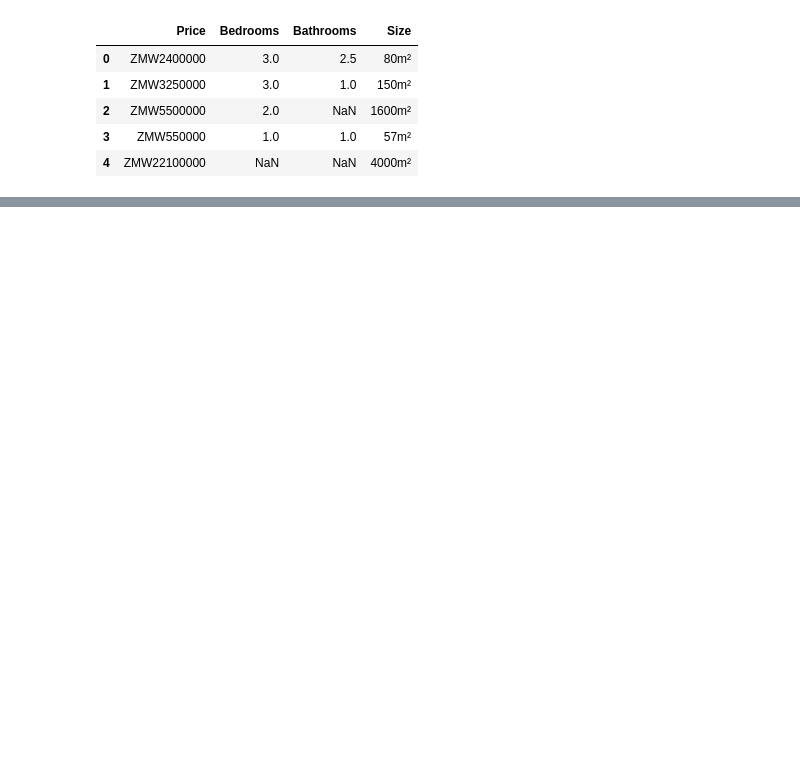
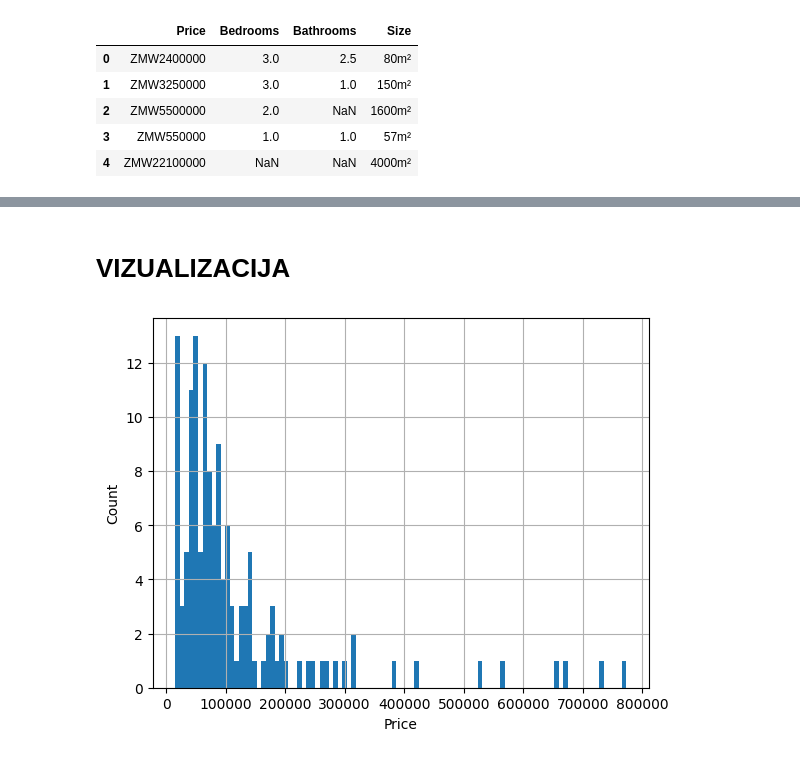
Before and after one commit to tanjalustrek/Property-Cost-Lusaka, a Jupyter notebook: analysis.ipynb, the cells around one changed output, grey strips where cells are left out. Cells and saved outputs as stored; diff of their text form; code cells hidden in the pictures; blank space fills up the shorter version.

```diff
--- a/analysis.ipynb
+++ b/analysis.ipynb
@@ -52,0 +62,9 @@ data_with_size = data.dropna(subset=['Size'])
+# %% [markdown]
+# VIZUALIZACIJA
+# %%
+data["Price"].hist(bins=100)
+plt.xlabel("Price")
+plt.ylabel("Count")
+plt.show()
+# %% [output]
+[figure, added]
```
Also changed, not shown: parts of 11 cells of this notebook.
